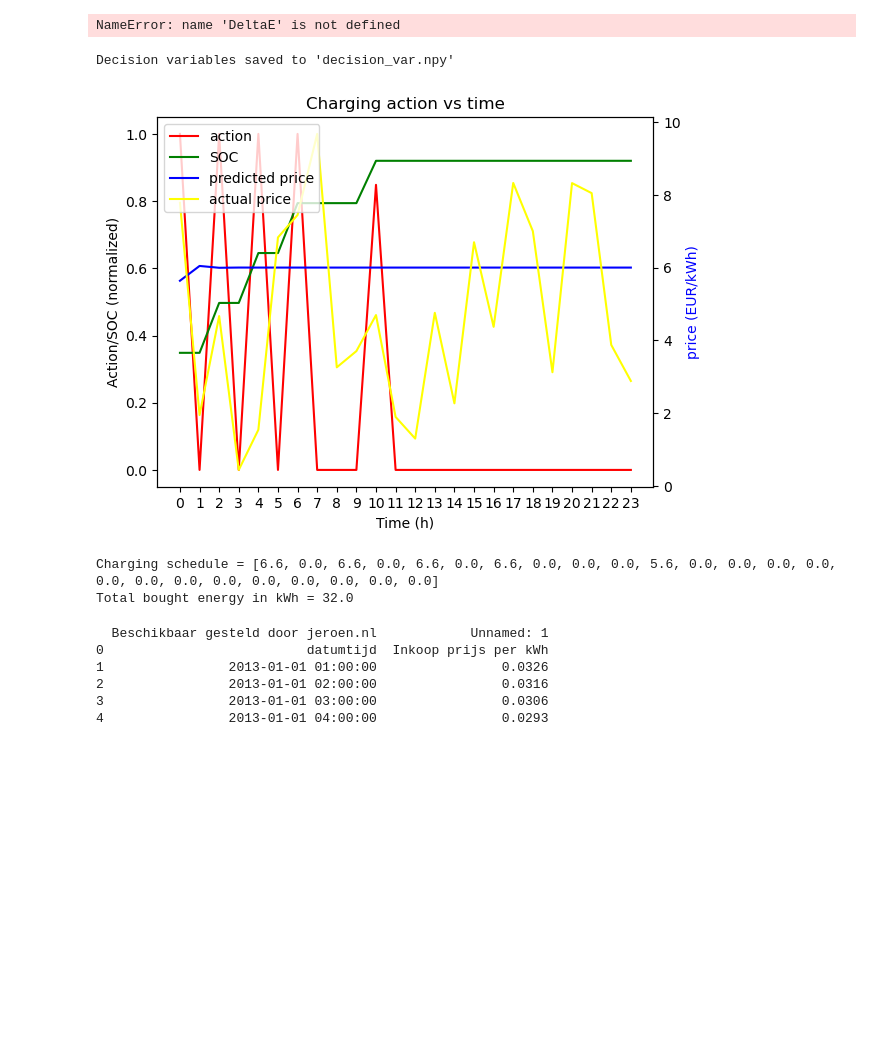
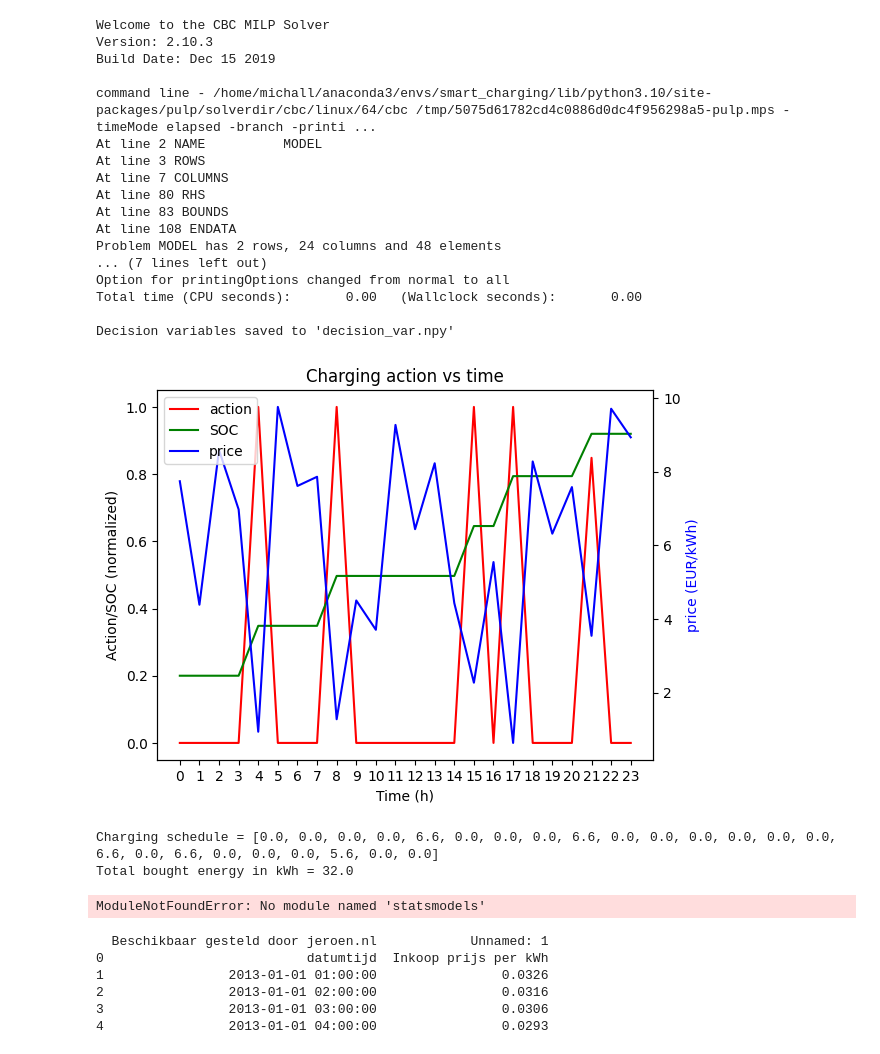
Before and after one commit to MichallHuNL/Smart-Charging-RL-main, a Jupyter notebook: codes/MILP_paper_forecast.ipynb, the cells around one changed output. Saved outputs shown, nothing was run; the diff lists cells and outputs as text; code cells hidden in the pictures; blank space fills up the shorter version.

```diff
--- a/codes/MILP_paper_forecast.ipynb
+++ b/codes/MILP_paper_forecast.ipynb
@@ -4,35 +4,29 @@ import numpy as np
 from matplotlib import pyplot as plt
 import pulp
 
-# Constants from the paper
-eta_ch = 0.9  # Charging efficiency
-eta_dis = 0.9  # Discharging efficiency
-P_max = 10  # Maximum power from PV system
-N_BEVs = 4  # Number of BEVs
-Delta_t = 1  # Time period duration in hours
-amount = 36
-
 # Instantiate parameters
 rng = np.random.default_rng(seed=42)  # Random number generator for price vector
-price = rng.random(amount) * 10  # Vector containing 24 prices
+price = rng.random(24) * 10  # Vector containing 24 prices
+
+# Constants
+eta_c = 0.9
+max_cap = 40
+DeltaE = max_cap * (100 - 20) / 100
+P_max = 6.6  # Maximum charging power
 
 # Create the problem variable
 problem = pulp.LpProblem("EV_Charging_Optimization", pulp.LpMinimize)
 
 # Variables for the MILP problem
-P_G2Vi_t = [pulp.LpVariable(f"P_G2Vi_t{i}", 0, P_max) for i in range(amount)]
-P_PV2G_t = [pulp.LpVariable(f"P_PV2G_t{i}", 0, P_max) for i in range(amount)]
+P_G2Vi_t = [pulp.LpVariable(f"P_G2Vi_t{i}", 0, P_max) for i in range(24)]
 
 # Objective function
-problem += pulp.lpSum(price[t] * P_G2Vi_t[t] for t in range(amount)), "Total Charging Cost"
+problem += pulp.lpSum(price[t] * P_G2Vi_t[t] for t in range(24)), "Total Charging Cost"
 
-# Constraints from the paper
+# Constraints
 # Ensure the total energy charged is within a specific range
-problem += pulp.lpSum(P_G2Vi_t[t] * eta_ch for t in range(amount)) >= 0.9 * DeltaE, "constraint1_lower"
-problem += pulp.lpSum(P_G2Vi_t[t] * eta_ch for t in range(amount)) <= 1.1 * DeltaE, "constraint1_upper"
-
-# Additional constraints based on the paper's EMS design
-# Add constraints related to PV power production, grid interaction, and BEV parameters
+problem += pulp.lpSum(P_G2Vi_t[t] * eta_c for t in range(24)) >= 0.9 * DeltaE, "constraint1_lower"
+problem += pulp.lpSum(P_G2Vi_t[t] * eta_c for t in range(24)) <= 1.1 * DeltaE, "constraint1_upper"
 
 # Solve the problem
 problem.solve()
@@ -47,38 +41,57 @@ print("Decision variables saved to 'decision_var.npy'")
 # Calculate state of charge (SOC) assuming initial SOC of 20%
 initial_soc = 20
 soc_list = [initial_soc]
-for t in range(amount):
-    soc_list.append(soc_list[-1] + decision_var[t] * eta_ch * 100 / max_cap)
+for t in range(24):
+    soc_list.append(soc_list[-1] + decision_var[t] * eta_c * 100 / max_cap)
 soc_array = np.array(soc_list[1:])
 
 # Plotting
-x = np.arange(amount)
+x = np.arange(24)
 y1 = [var / P_max for var in decision_var]  # Total charging action normalized by P_max
 y2 = soc_array / 100  # SOC normalized to 1
 y3 = price
 
 fig, ax1 = plt.subplots()
 ax1.plot(x, y1, color='r', label='action')
 ax1.plot(x, y2, color='green', label='SOC')
 ax1.set_title('Charging action vs time')
 ax1.set_xticks(x)
 ax1.set_xlabel('Time (h)')
 ax1.set_ylabel('Action/SOC (normalized)', color='black')
 
 ax2 = ax1.twinx()
 ax2.plot(x, y3, color='b', label='price')
 ax2.set_ylabel('price (EUR/kWh)', color='b')
 
 lines, labels = ax1.get_legend_handles_labels()
 lines2, labels2 = ax2.get_legend_handles_labels()
 ax2.legend(lines + lines2, labels + labels2, loc='upper left')
 
 plt.show()
 
 print(f"Charging schedule = {decision_var}")
 print(f"Total bought energy in kWh = {sum(decision_var)}")
 # %% [output]
-NameError: name 'DeltaE' is not defined
+Welcome to the CBC MILP Solver
+Version: 2.10.3
+Build Date: Dec 15 2019
+
+command line - /home/michall/anaconda3/envs/smart_charging/lib/python3.10/site-packages/pulp/solverdir/cbc/linux/64/cbc /tmp/5075d61782cd4c0886d0dc4f956298a5-pulp.mps -timeMode elapsed -branch -printi ...
+At line 2 NAME          MODEL
+At line 3 ROWS
+At line 7 COLUMNS
+At line 80 RHS
+At line 83 BOUNDS
+At line 108 ENDATA
+Problem MODEL has 2 rows, 24 columns and 48 elements
+... (7 lines left out)
+Option for printingOptions changed from normal to all
+Total time (CPU seconds):       0.00   (Wallclock seconds):       0.00
+
+Decision variables saved to 'decision_var.npy'
+[figure, added]
+Charging schedule = [0.0, 0.0, 0.0, 0.0, 6.6, 0.0, 0.0, 0.0, 6.6, 0.0, 0.0, 0.0, 0.0, 0.0, 0.0, 6.6, 0.0, 6.6, 0.0, 0.0, 0.0, 5.6, 0.0, 0.0]
+Total bought energy in kWh = 32.0
 # %%
 # Import necessary libraries
 import numpy as np
@@ -159,10 +172,7 @@ plt.show()
 print(f"Charging schedule = {decision_var}")
 print(f"Total bought energy in kWh = {sum(decision_var)}")
 # %% [output]
-Decision variables saved to 'decision_var.npy'
+ModuleNotFoundError: No module named 'statsmodels'
-[figure, removed]
-Charging schedule = [6.6, 0.0, 6.6, 0.0, 6.6, 0.0, 6.6, 0.0, 0.0, 0.0, 5.6, 0.0, 0.0, 0.0, 0.0, 0.0, 0.0, 0.0, 0.0, 0.0, 0.0, 0.0, 0.0, 0.0]
-Total bought energy in kWh = 32.0
 # %%
 import pandas as pd
 import statsmodels.api as sm
```
Also changed, not shown: 1 other file.
